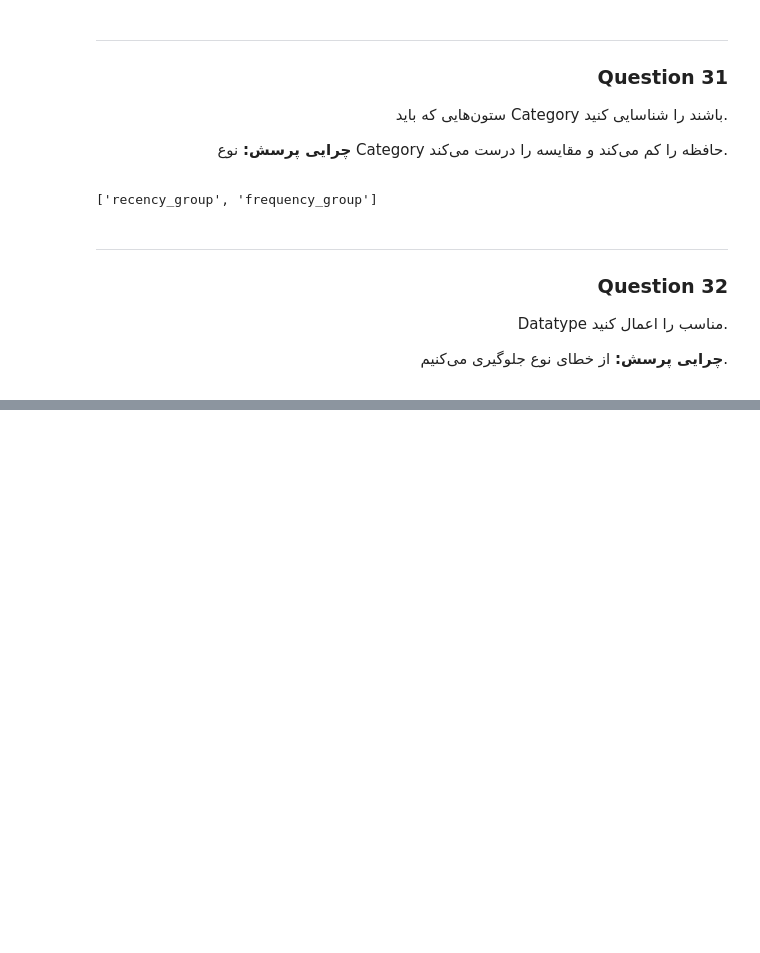
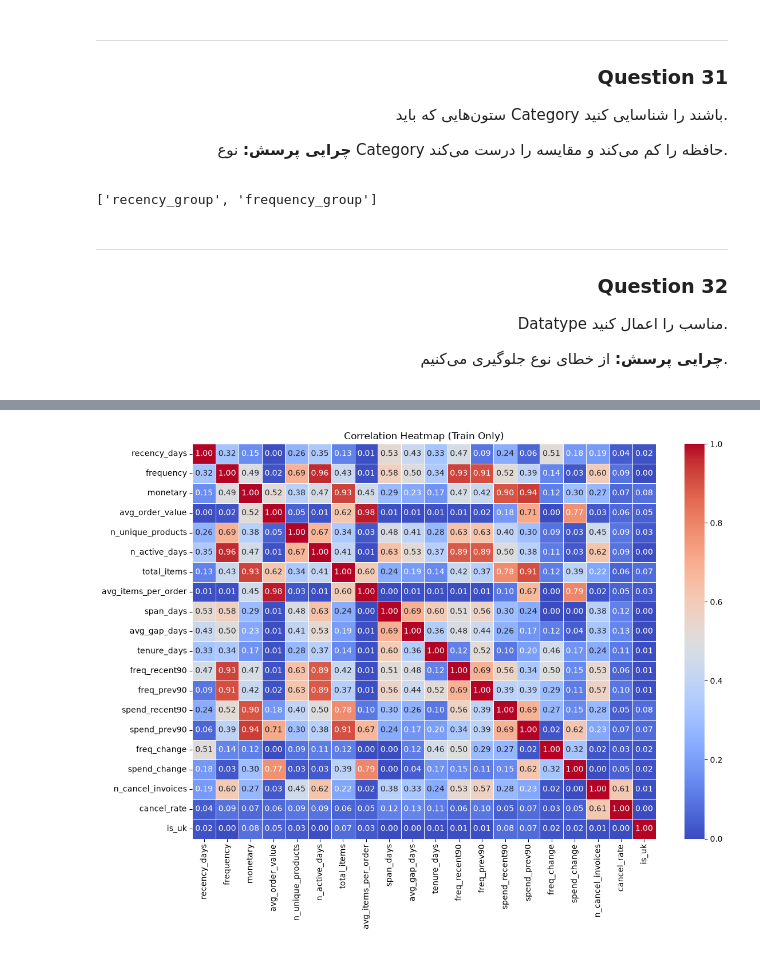
Before and after one commit to matinkellari/Data-Mining-OnlineShope, a Jupyter notebook: 3. Data Preparation/main.ipynb, the cells around one changed output, grey strips where cells are left out. Saved outputs shown, nothing was run; the diff lists cells and outputs as text; code cells hidden in the pictures; blank space fills up the shorter version.

```diff
--- a/3. Data Preparation/main.ipynb
+++ b/3. Data Preparation/main.ipynb
@@ -1097,3 +1097,12 @@ Datatype مناسب را اعمال کنید.
 **چرایی پرسش:** از خطای نوع جلوگیری می‌کنیم.
 
 </div>
+# %%
+dataset["CustomerID"] = dataset["CustomerID"].astype(int)
+dataset["ref_date"] = pd.to_datetime(dataset["ref_date"])
+dataset[category_cols] = dataset[category_cols].astype("category")
+dataset[["churn", "is_uk"]] = dataset[["churn", "is_uk"]].astype("int8")
+
+float_cols = dataset.select_dtypes("float64").columns
+dataset[float_cols] = dataset[float_cols].astype("float32")
+print(dataset.dtypes)
@@ -1099,0 +1243,6 @@ Datatype مناسب را اعمال کنید.
+# %%
+corr = train[feature_cols].corr().abs()
+upper = corr.where(np.triu(np.ones(corr.shape), k=1).astype(bool))
+high = upper.stack()
+high = high[high > 0.85].sort_values(ascending=False)
+print(high)
@@ -1099,0 +1297,18 @@ Datatype مناسب را اعمال کنید.
+# %%
+plt.figure(figsize=(12, 9))
+
+sns.heatmap(
+    corr,
+    annot=True,
+    cmap="coolwarm",
+    vmin=0,
+    vmax=1,
+    fmt=".2f",
+    linewidths=0.4
+)
+
+plt.title("Correlation Heatmap (Train Only)")
+plt.tight_layout()
+plt.show()
+# %% [output]
+[figure, added]
```
Also changed, not shown: parts of 40 cells of this notebook, 2 other files.
